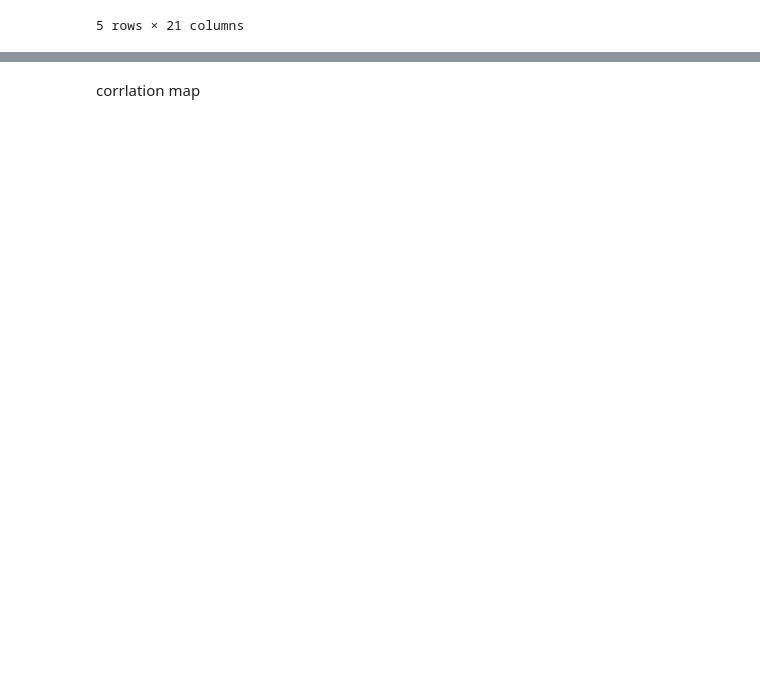
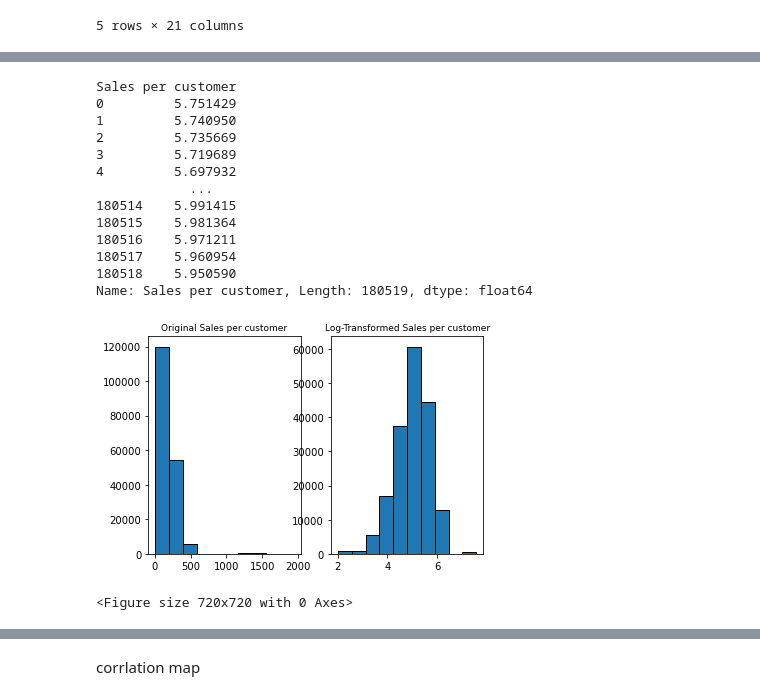
Before and after one commit to duclvQ/supply_chain, a Jupyter notebook: data_preprocessing.ipynb, the cells around one changed output, grey strips where cells are left out. Cells and saved outputs as stored; diff of their text form; code cells hidden in the pictures; blank space fills up the shorter version.

```diff
--- a/data_preprocessing.ipynb
+++ b/data_preprocessing.ipynb
@@ -208,0 +234,50 @@ for feature in list(data.keys()):
+# %%
+import numpy as np
+import matplotlib.pyplot as plt
+for f in data[['Sales per customer', \
+
+       ]]:
+    #make this example reproducible
+    #np.random.seed(0)
+    print(f)
+    d = data[f]#.value_counts()
+    #print(d)
+
+    #create beta distributed random variable with 200 values
+    #d = np.random.beta(a=4, b=15, size=300)
+    #counts, bins = np.histogram(xd)
+    #plt.stairs(counts, bins)
+
+    #plt.hist(bins[:-1], bins, weights=counts)
+    #d = d.replace(0, 0.000001)
+    #create log-transformed data
+    data_log = np.log(d)
+    print(data_log)
+    data[f+'log']=data_log
+    #define grid of plots
+    fig, axs = plt.subplots(nrows=1, ncols=2)
+    plt.figure(figsize=(10,10))
+    #create histograms
+    axs[0].hist(d, edgecolor='black')
+    axs[1].hist(data_log, edgecolor='black')
+
+    #add title to each histogram
+    axs[0].set_title(f'Original {f}', fontsize = 9)
+
+    axs[1].set_title(f'Log-Transformed {f}', fontsize = 9)
+# %% [output]
+Sales per customer
+0         5.751429
+1         5.740950
+2         5.735669
+3         5.719689
+4         5.697932
+            ...
+180514    5.991415
+180515    5.981364
+180516    5.971211
+180517    5.960954
+180518    5.950590
+Name: Sales per customer, Length: 180519, dtype: float64
+[figure, added]
+<Figure size 720x720 with 0 Axes>
```
Also changed, not shown: parts of 12 cells of this notebook, 30 other files.
